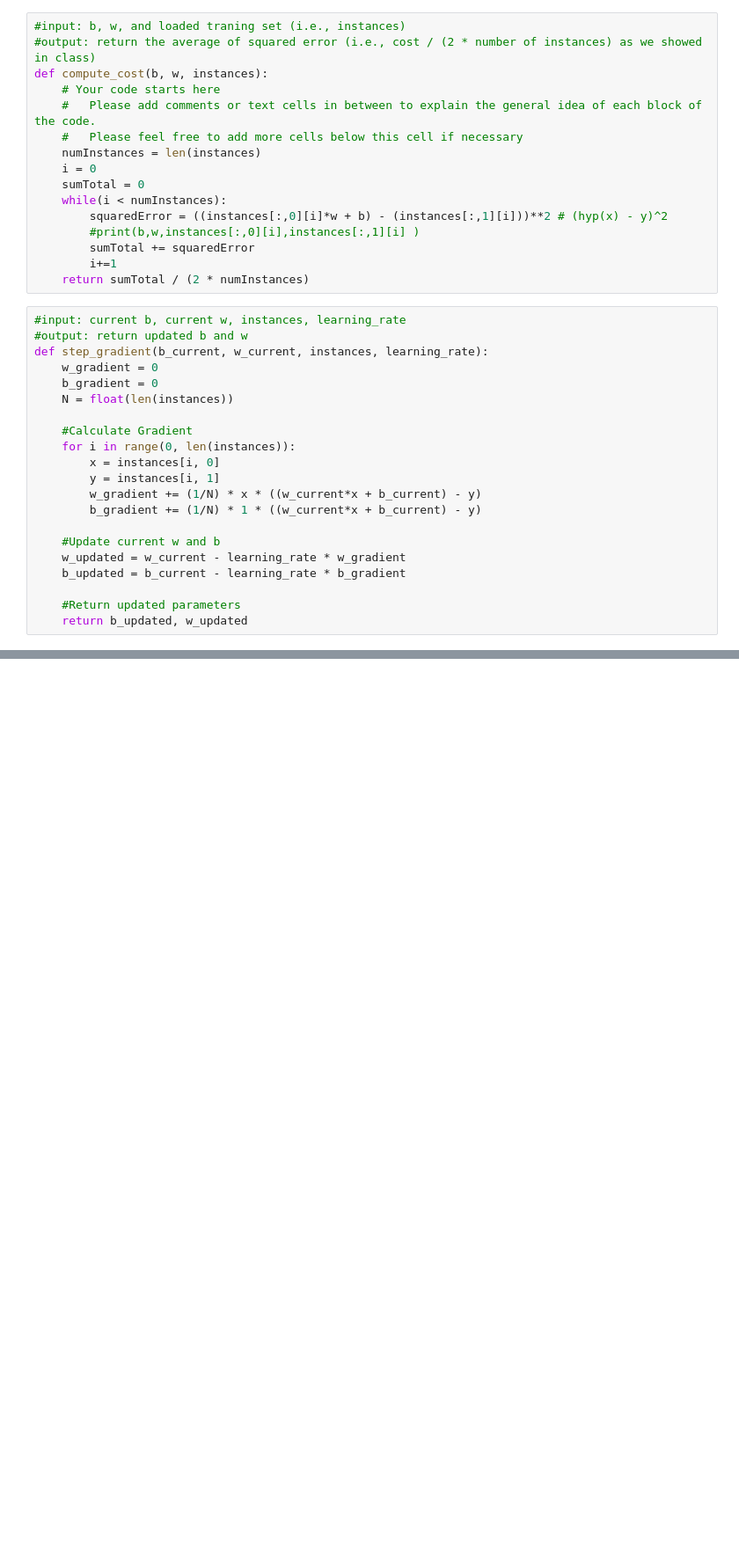
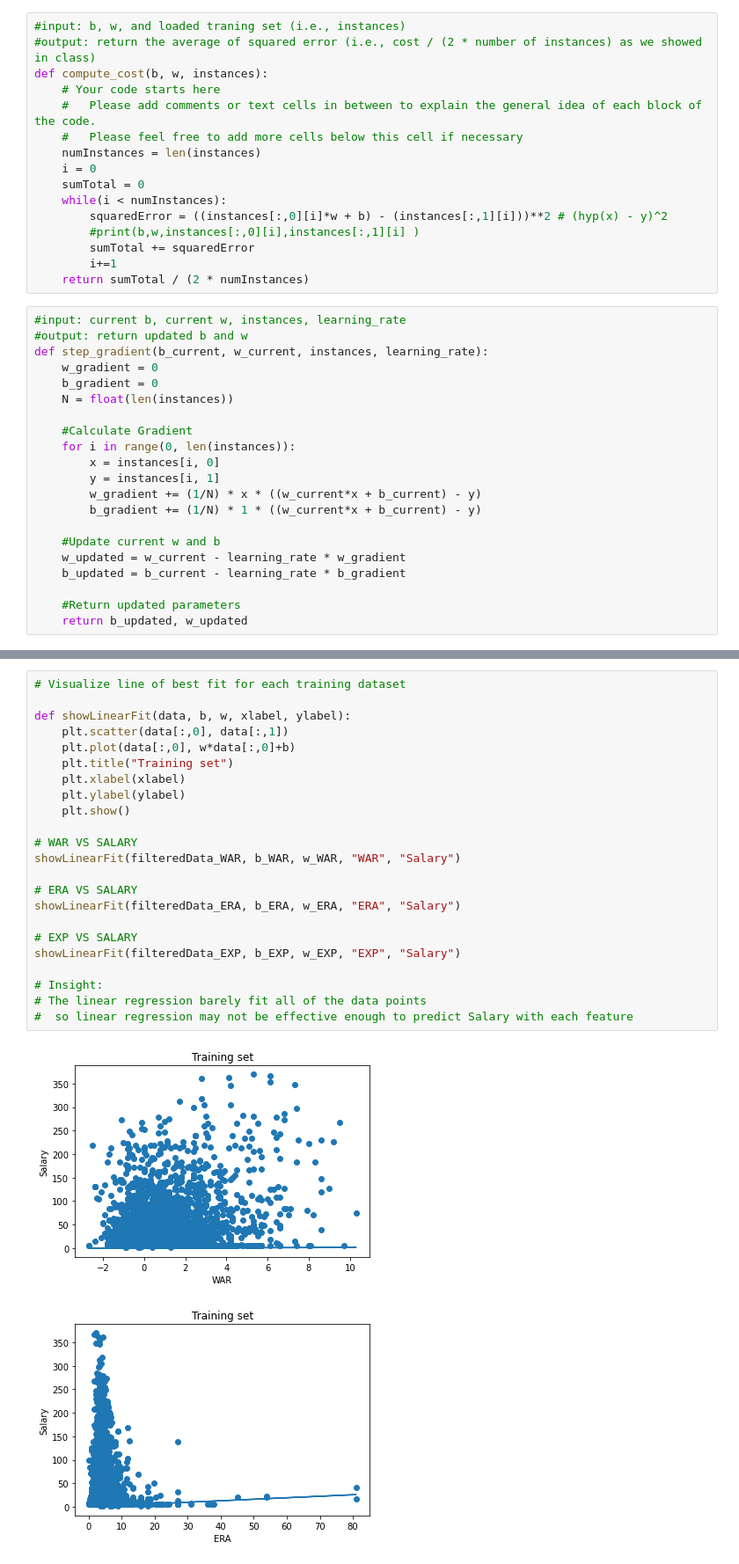
Before and after one commit to DS3001-Team-WHZM/GroupProject, a Jupyter notebook: DS Project .ipynb, the cells around one changed output, grey strips where cells are left out. Shown: that part at 88% size. Drawn from its saved outputs; the diff is of its cells as text; blank space fills up the shorter version.

```diff
--- a/DS Project .ipynb
+++ b/DS Project .ipynb
@@ -290,0 +287,26 @@ TypeError: only integer scalar arrays can be converted to a scalar index
+# %%
+# Visualize line of best fit for each training dataset
+
+def showLinearFit(data, b, w, xlabel, ylabel):
+    plt.scatter(data[:,0], data[:,1])
+    plt.plot(data[:,0], w*data[:,0]+b)
+    plt.title("Training set")
+    plt.xlabel(xlabel)
+    plt.ylabel(ylabel)
+    plt.show()
+
+# WAR VS SALARY
+showLinearFit(filteredData_WAR, b_WAR, w_WAR, "WAR", "Salary")
+
+# ERA VS SALARY
+showLinearFit(filteredData_ERA, b_ERA, w_ERA, "ERA", "Salary")
+
+# EXP VS SALARY
+showLinearFit(filteredData_EXP, b_EXP, w_EXP, "EXP", "Salary")
+
+# Insight:
+# The linear regression barely fit all of the data points
+#  so linear regression may not be effective enough to predict Salary with each feature
+# %% [output]
+[figure, added]
+[figure, added]
```
Also changed, not shown: parts of 33 cells of this notebook.
